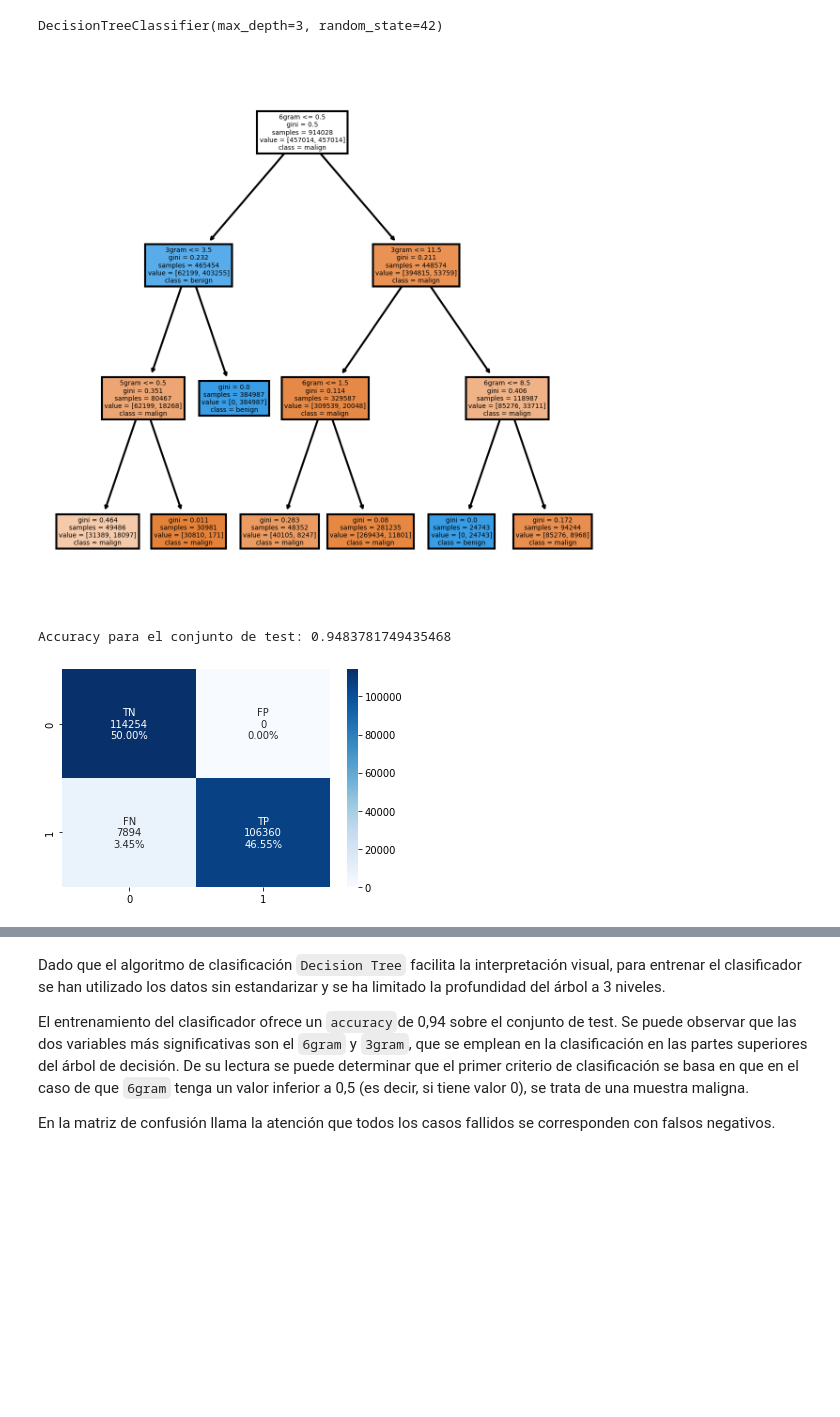
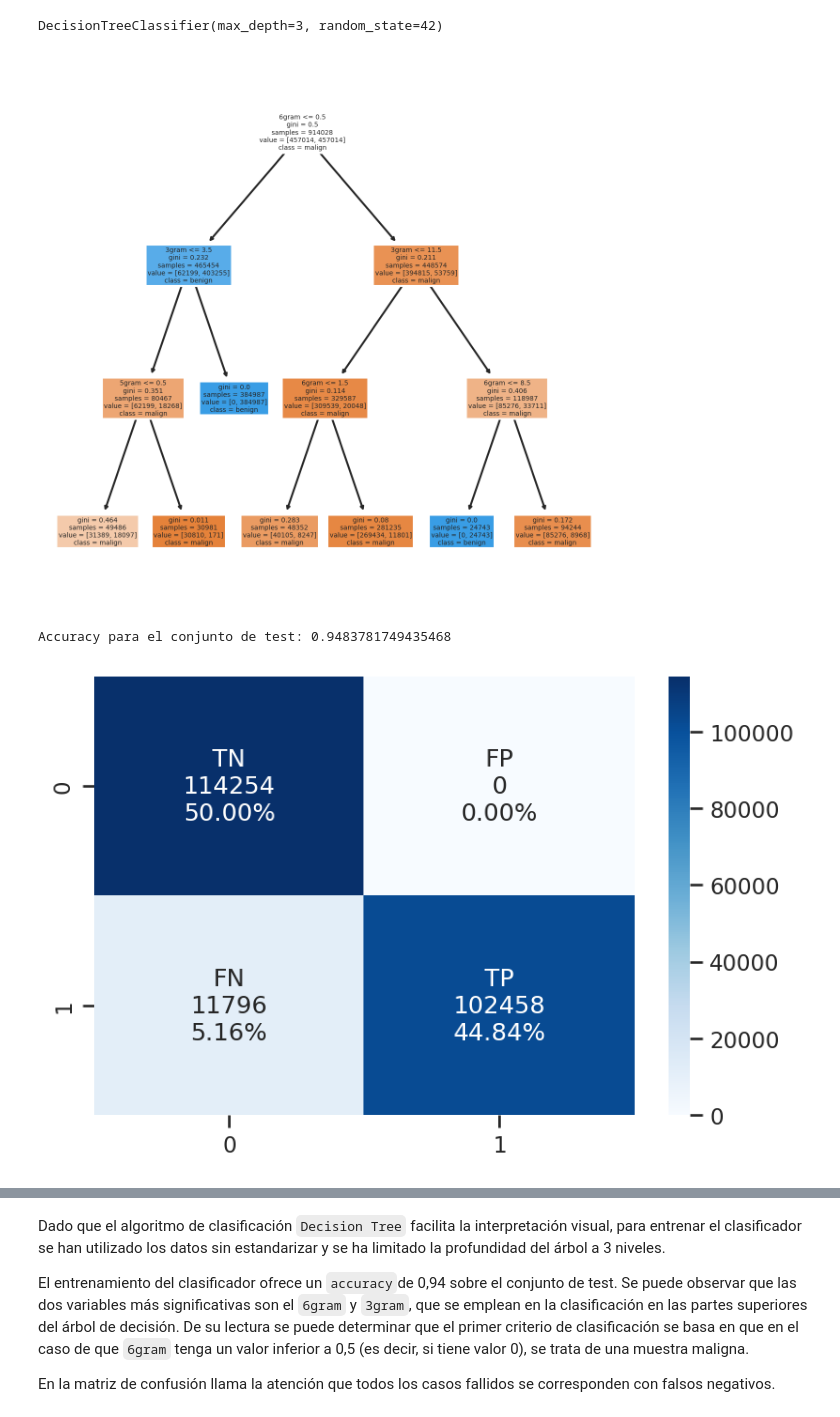
Before and after one commit to pbenito1/TFM, a Jupyter notebook: MachineLearning_Ngrams.ipynb, the cells around one changed output, grey strips where cells are left out. Saved outputs shown, nothing was run; the diff lists cells and outputs as text; code cells hidden in the pictures; blank space fills up the shorter version.

```diff
--- a/MachineLearning_Ngrams.ipynb
+++ b/MachineLearning_Ngrams.ipynb
@@ -27,6 +27,14 @@ from sklearn.tree import DecisionTreeClassifier, DecisionTreeRegressor, export_g
 from sklearn import tree
 
 %matplotlib inline
+# %%
+# Estilos seaborn
+sns.set(rc={"figure.dpi":150, 'savefig.dpi':150})
+sns.set_context('notebook')
+sns.set_style("ticks")
+
+from IPython.display import set_matplotlib_formats
+set_matplotlib_formats('png')
 # %%
 def custom_cm(cf_matrix):
   # Ref: https://medium.com/@dtuk81/confusion-matrix-visualization-fc31e3f30fea
@@ -124,15 +132,15 @@ tree.plot_tree(dt_cls,feature_names = X_train.columns,
                class_names=['malign','benign'],
                filled = True,ax=axes);
 # %% [output]
-[figure, old version]
+[figure, new version]
 # %%
 y_test_pred = dt_cls.predict(X_test)
 print("Accuracy para el conjunto de test:", sklearn.metrics.accuracy_score(y_test, y_test_pred))
 # %% [output]
 Accuracy para el conjunto de test: 0.9483781749435468
 # %%
-cf_matrix = confusion_matrix(y_test_std, y_pred_rf)
+cf_matrix = confusion_matrix(y_test, y_test_pred)
 custom_cm(cf_matrix)
 # %% [output]
-[figure, old version]
+[figure, new version]
 # %%
```
Also changed, not shown: parts of 6 cells of this notebook.
